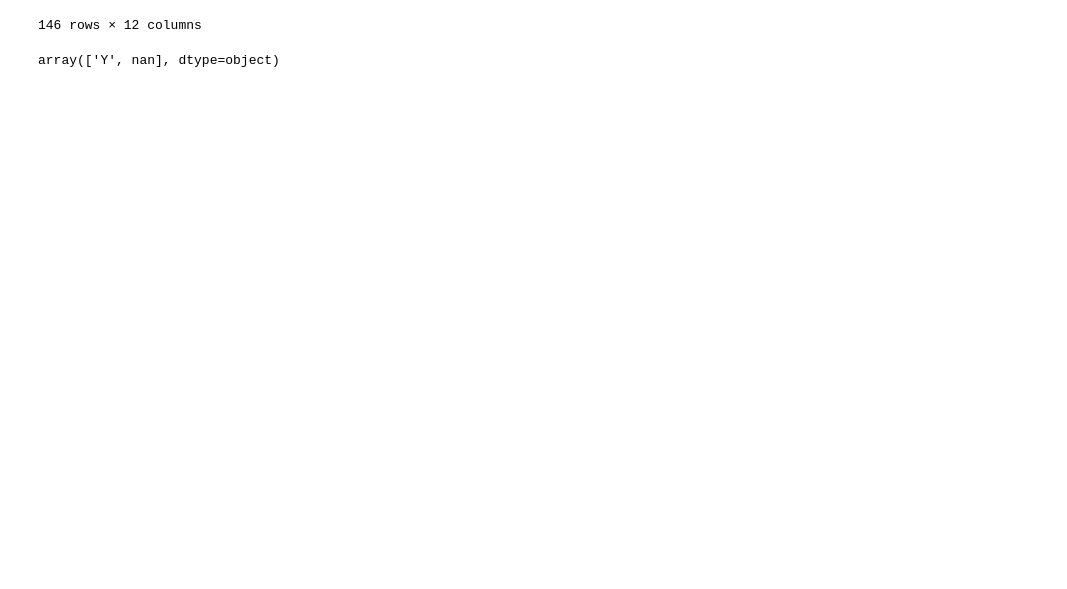
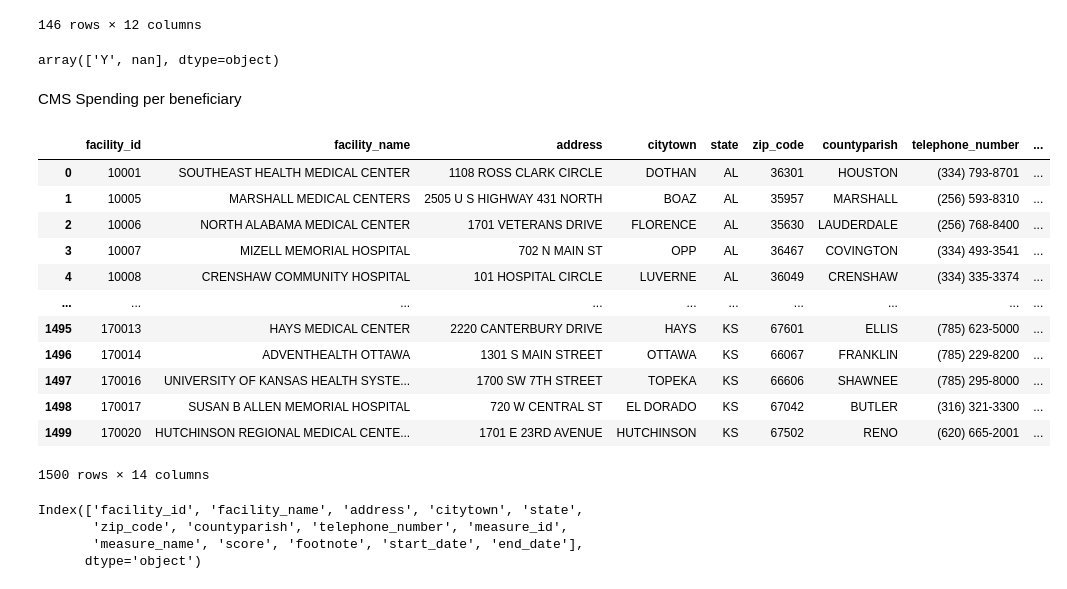
Before and after one commit to hafsa-hassan/cms_hospital_performance_etl, a Jupyter notebook: scripts/transform_data.ipynb, the cells around one changed output. Cells and saved outputs as stored; diff of their text form; code cells hidden in the pictures; blank space fills up the shorter version.

Commit message:
transform_mspb_data

```diff
--- a/scripts/transform_data.ipynb
+++ b/scripts/transform_data.ipynb
@@ -325,3 +326,29 @@ array(['Y', nan], dtype=object)
 ga_hospitals_df.to_csv("../data/clean/ga_hospitals.csv", index=False, encoding='utf-8')
 # %%
 ga_hospital_perfomance.to_csv("../data/clean/ga_hospitals_performance.csv", index=False, encoding='utf-8')
+# %% [markdown]
+CMS Spending per beneficiary
+# %%
+mspb_df = pd.read_csv("../data/raw/mspb_raw_data.csv")
+mspb_df
+# %% [output]
+|  | facility_id | facility_name | address | citytown | state | zip_code | countyparish | telephone_number | ... |
+| 0 | 10001 | SOUTHEAST HEALTH MEDICAL CENTER | 1108 ROSS CLARK CIRCLE | DOTHAN | AL | 36301 | HOUSTON | (334) 793-8701 | ... |
+| 1 | 10005 | MARSHALL MEDICAL CENTERS | 2505 U S HIGHWAY 431 NORTH | BOAZ | AL | 35957 | MARSHALL | (256) 593-8310 | ... |
+| 2 | 10006 | NORTH ALABAMA MEDICAL CENTER | 1701 VETERANS DRIVE | FLORENCE | AL | 35630 | LAUDERDALE | (256) 768-8400 | ... |
+| 3 | 10007 | MIZELL MEMORIAL HOSPITAL | 702 N MAIN ST | OPP | AL | 36467 | COVINGTON | (334) 493-3541 | ... |
+| 4 | 10008 | CRENSHAW COMMUNITY HOSPITAL | 101 HOSPITAL CIRCLE | LUVERNE | AL | 36049 | CRENSHAW | (334) 335-3374 | ... |
+| ... | ... | ... | ... | ... | ... | ... | ... | ... | ... |
+| 1495 | 170013 | HAYS MEDICAL CENTER | 2220 CANTERBURY DRIVE | HAYS | KS | 67601 | ELLIS | (785) 623-5000 | ... |
+| 1496 | 170014 | ADVENTHEALTH OTTAWA | 1301 S MAIN STREET | OTTAWA | KS | 66067 | FRANKLIN | (785) 229-8200 | ... |
+| 1497 | 170016 | UNIVERSITY OF KANSAS HEALTH SYSTE... | 1700 SW 7TH STREET | TOPEKA | KS | 66606 | SHAWNEE | (785) 295-8000 | ... |
+| 1498 | 170017 | SUSAN B ALLEN MEMORIAL HOSPITAL | 720 W CENTRAL ST | EL DORADO | KS | 67042 | BUTLER | (316) 321-3300 | ... |
+| 1499 | 170020 | HUTCHINSON REGIONAL MEDICAL CENTE... | 1701 E 23RD AVENUE | HUTCHINSON | KS | 67502 | RENO | (620) 665-2001 | ... |
+1500 rows × 14 columns
+# %%
+mspb_df.columns
+# %% [output]
+Index(['facility_id', 'facility_name', 'address', 'citytown', 'state',
+       'zip_code', 'countyparish', 'telephone_number', 'measure_id',
+       'measure_name', 'score', 'footnote', 'start_date', 'end_date'],
+      dtype='object')
```
Also changed, not shown: parts of 11 cells of this notebook, 3 other files.
